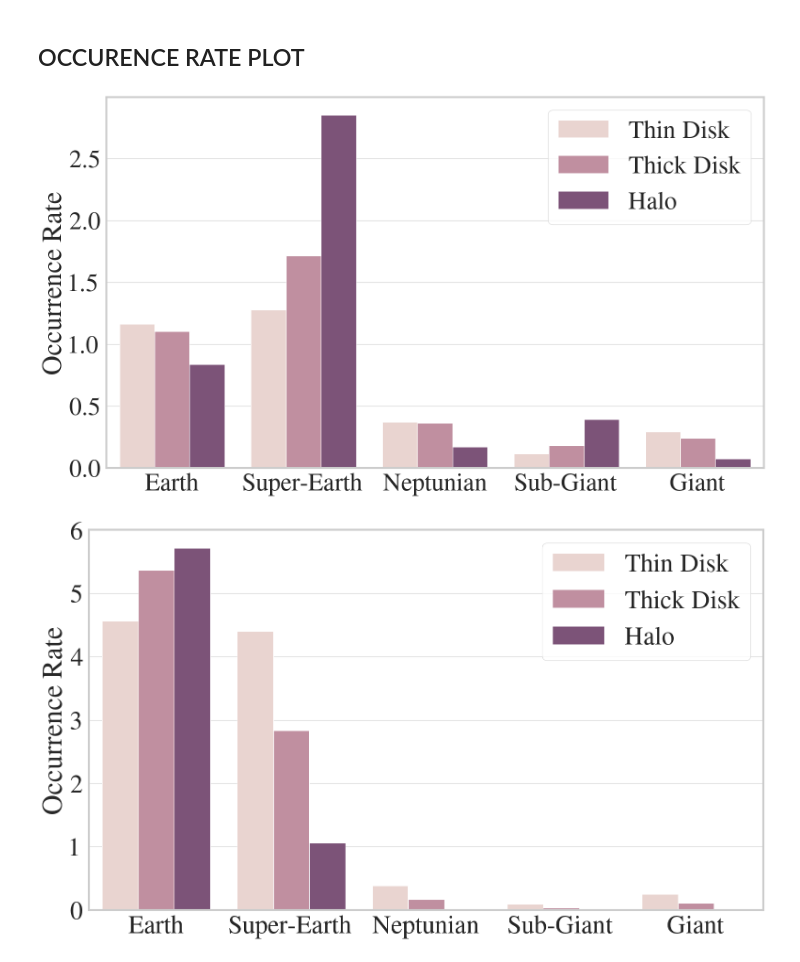
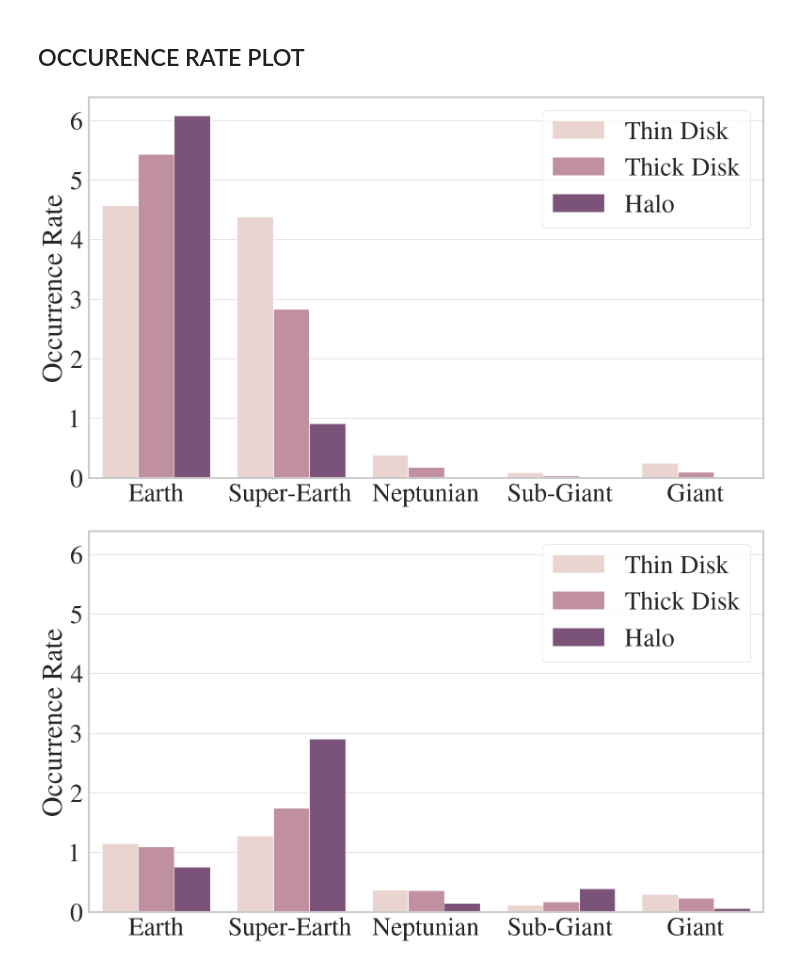
Before and after one commit to ChrisBoettner/plato, a Jupyter notebook: notebooks/07_planet_population_metrics.ipynb, the cells around one changed output. Saved outputs shown, nothing was run; the diff lists cells and outputs as text; code cells hidden in the pictures.

```diff
--- a/notebooks/07_planet_population_metrics.ipynb
+++ b/notebooks/07_planet_population_metrics.ipynb
@@ -243,30 +241,34 @@ halo_table.style.format(
 ## OCCURENCE RATE PLOT
 # %%
 components = ["Thin Disk", "Thick Disk", "Halo"]
-
-for num_embryos in [10, 100]:
+for num_embryos in [100, 10]:
     plt.figure()
     occurence_rates = metric_table[num_embryos]["Occurrence Rate"].reset_index()
     occurence_rates.rename(
         columns={"level_0": "Population", "level_1": "Planet Category"}, inplace=True
     )
 
     occurence_rate_barplot = sns.barplot(
         data=occurence_rates,
         x="Planet Category",
         y="Occurrence Rate",
         hue="Population",
         hue_order=components,
         palette=get_palette(n_colors=4),
     )
     occurence_rate_barplot.set_xlabel("")
     occurence_rate_barplot.legend(title="")
 
+    # get y lims of first plot
+    if num_embryos == 100:
+        y_lims = occurence_rate_barplot.get_ylim()
+    occurence_rate_barplot.set_ylim(y_lims)
+
     FigureProcessor(occurence_rate_barplot.figure).save(
         f"occurence_rates_with_N_Embryos={num_embryos}.pdf",
         figure_directory=figure_directory,
         save=save,
     )
 # %% [output]
-[figure, old version]
+[figure, new version]
-[figure, old version]
+[figure, new version]
```
Also changed, not shown: parts of 4 cells of this notebook, 2 other files.
